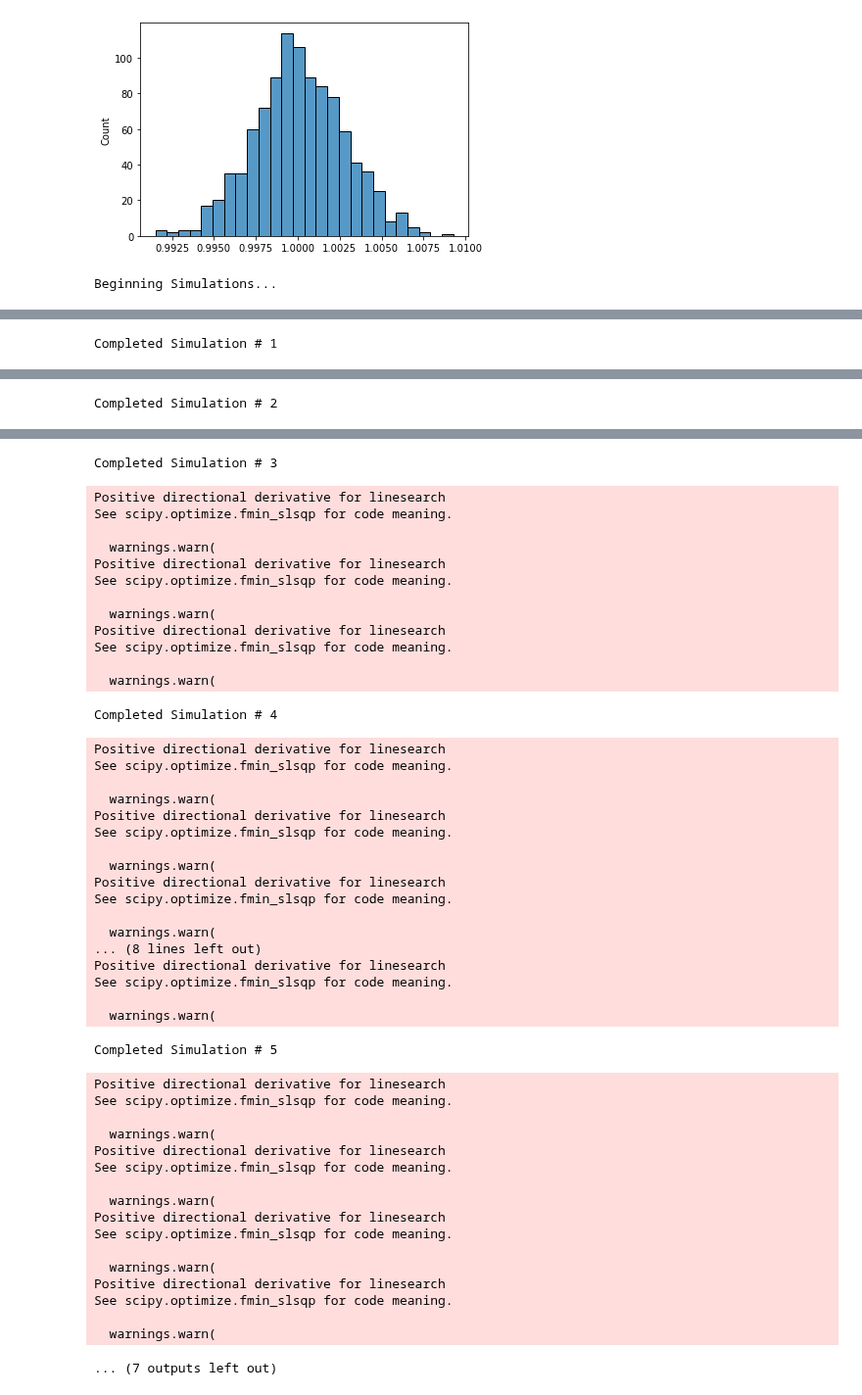
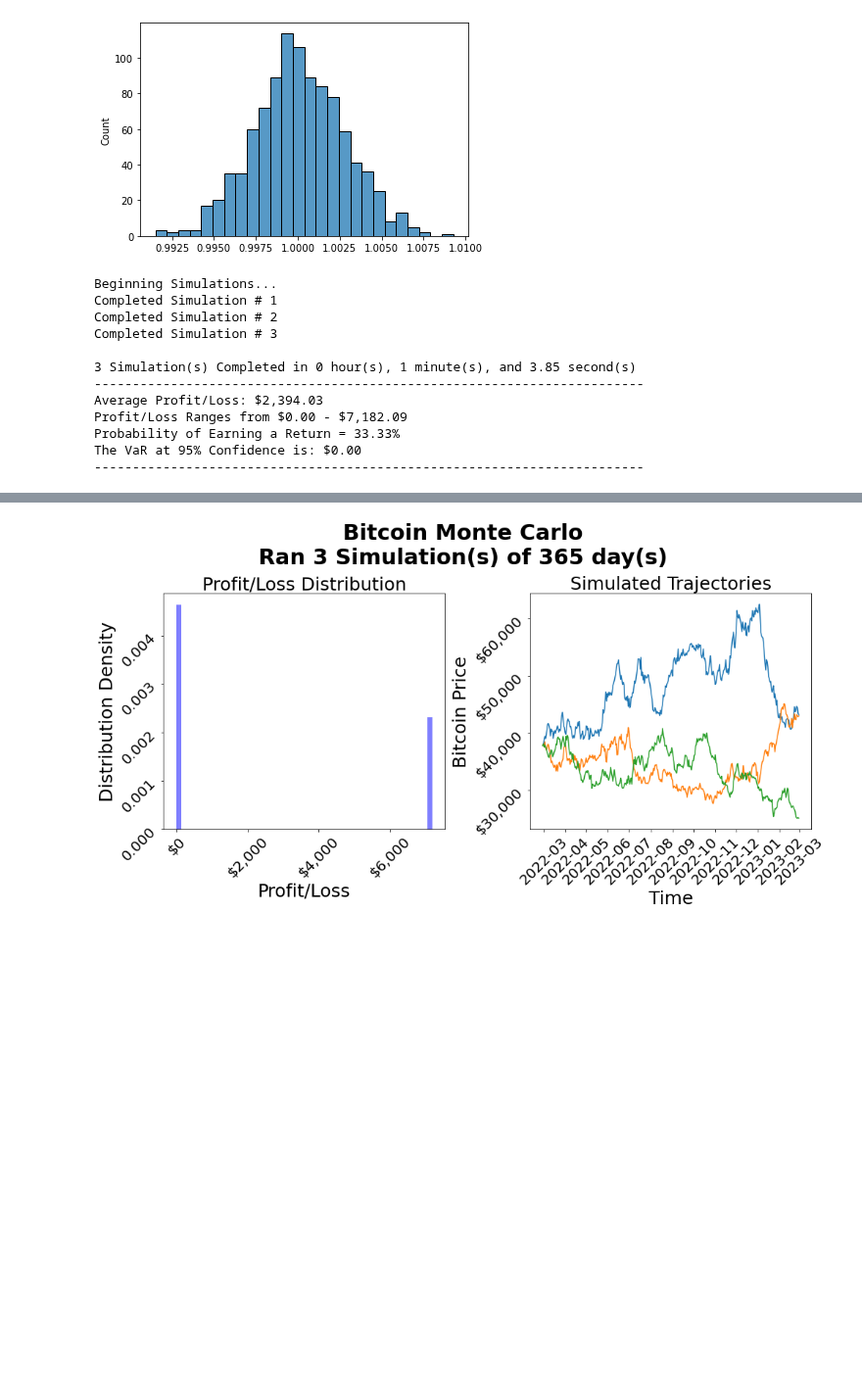
Before and after one commit to gpala7077/CryptoCurrency_Monte_Carlo_Simulation, a Jupyter notebook: Return Analysis.ipynb, the cells around one changed output, grey strips where cells are left out. Shown at 98% size. Drawn from its saved outputs; the diff is of its cells as text; code cells hidden in the pictures; blank space fills up the shorter version.

Commit message:
Added European and/or Asian Options.
NEED TO LOOK AT THE DISCOUNTING METHOD

```diff
--- a/Return Analysis.ipynb
+++ b/Return Analysis.ipynb
@@ -115,18 +115,30 @@ random_return = np.random.normal(
 
 sns.histplot(random_return)
 # %%
-from Bitcoin_MonteCarlo import TimeSeries_MonteCarlo, arma_garch_volatility
+from Bitcoin_MonteCarlo import TimeSeries_MonteCarlo
 import yfinance as yf
 
 trading_days = 365
 horizon = 365
-rebuild_rate = 10
-model = 'GARCH'
-simulations = 100
+rebuild_rate = 73
+model = 'Options'
+simulations = 3
+options_info = dict(type='Asian', risk_free_rate=.03, strike='geometric', interval=4)
 
-data = yf.Ticker('ETH-USD').history(period='max')
-TS = TimeSeries_MonteCarlo(ts=data, model=model, horizon=horizon, trading_days=trading_days, rebuild_rate=rebuild_rate)
+data = yf.Ticker('BTC-USD').history(period='max')
+TS = TimeSeries_MonteCarlo(ts=data, model=model, horizon=horizon, trading_days=trading_days, rebuild_rate=rebuild_rate, options_info=options_info)
 TS.RunSimulation(simulations)
 TS.Simulation_Statistics()
 # %% [output]
 Beginning Simulations...
+Completed Simulation # 1
+Completed Simulation # 2
+Completed Simulation # 3
+
+3 Simulation(s) Completed in 0 hour(s), 1 minute(s), and 3.85 second(s)
+------------------------------------------------------------------------
+Average Profit/Loss: $2,394.03
+Profit/Loss Ranges from $0.00 - $7,182.09
+Probability of Earning a Return = 33.33%
+The VaR at 95% Confidence is: $0.00
+------------------------------------------------------------------------
@@ -145 +144,0 @@ See scipy.optimize.fmin_slsqp for code meaning.
-Completed Simulation # 1
@@ -166 +144,0 @@ See scipy.optimize.fmin_slsqp for code meaning.
-Completed Simulation # 2
@@ -187,49 +145 @@ See scipy.optimize.fmin_slsqp for code meaning.
-Completed Simulation # 3
-Positive directional derivative for linesearch
-See scipy.optimize.fmin_slsqp for code meaning.
-
-  warnings.warn(
-Positive directional derivative for linesearch
-See scipy.optimize.fmin_slsqp for code meaning.
-
-  warnings.warn(
-Positive directional derivative for linesearch
-See scipy.optimize.fmin_slsqp for code meaning.
-
-  warnings.warn(
-Completed Simulation # 4
-Positive directional derivative for linesearch
-See scipy.optimize.fmin_slsqp for code meaning.
-
-  warnings.warn(
-Positive directional derivative for linesearch
-See scipy.optimize.fmin_slsqp for code meaning.
-
-  warnings.warn(
-Positive directional derivative for linesearch
-See scipy.optimize.fmin_slsqp for code meaning.
-
-  warnings.warn(
-... (8 lines left out)
-Positive directional derivative for linesearch
-See scipy.optimize.fmin_slsqp for code meaning.
-
-  warnings.warn(
-Completed Simulation # 5
-Positive directional derivative for linesearch
-See scipy.optimize.fmin_slsqp for code meaning.
-
-  warnings.warn(
-Positive directional derivative for linesearch
-See scipy.optimize.fmin_slsqp for code meaning.
-
-  warnings.warn(
-Positive directional derivative for linesearch
-See scipy.optimize.fmin_slsqp for code meaning.
-
-  warnings.warn(
-Positive directional derivative for linesearch
-See scipy.optimize.fmin_slsqp for code meaning.
-
-  warnings.warn(
-... (7 outputs left out)
+[figure, added]
```
Also changed, not shown: parts of 1 cell of this notebook, 1 other file.
